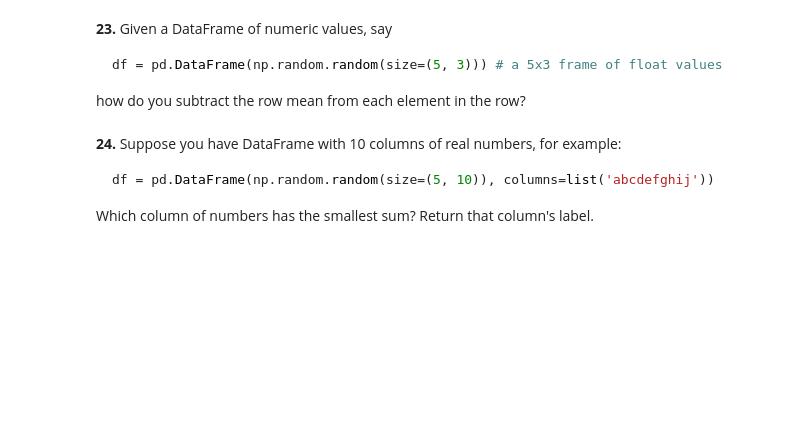
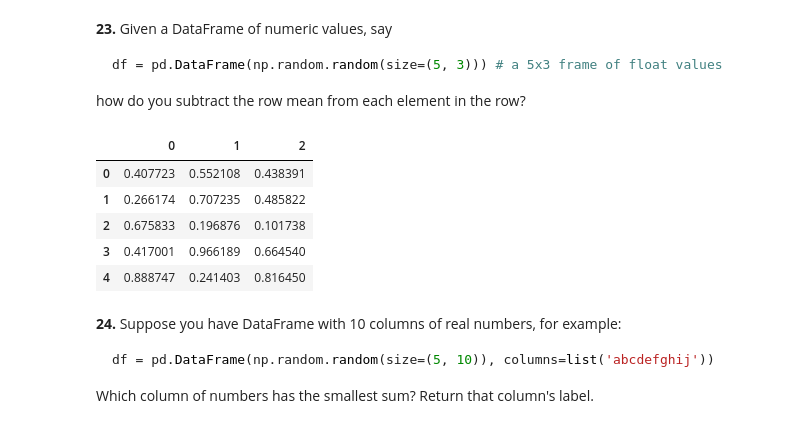
Before and after one commit to KushangShah/ICodeRandom, a Jupyter notebook: practice.ipynb, the cells around one changed output. Drawn from its saved outputs; the diff is of its cells as text; code cells hidden in the pictures; blank space fills up the shorter version.

````diff
--- a/practice.ipynb
+++ b/practice.ipynb
@@ -330,6 +343,17 @@ df = pd.DataFrame(np.random.random(size=(5, 3))) # a 5x3 frame of float values
 ```
 
 how do you subtract the row mean from each element in the row?
+# %%
+df = pd.DataFrame(np.random.random(size=(5, 3))) # a 5x3 frame of float values
+# %%
+df
+# %% [output]
+|  | 0 | 1 | 2 |
+| 0 | 0.407723 | 0.552108 | 0.438391 |
+| 1 | 0.266174 | 0.707235 | 0.485822 |
+| 2 | 0.675833 | 0.196876 | 0.101738 |
+| 3 | 0.417001 | 0.966189 | 0.664540 |
+| 4 | 0.888747 | 0.241403 | 0.816450 |
 # %% [markdown]
 **24.** Suppose you have DataFrame with 10 columns of real numbers, for example:
 
````
Also changed, not shown: parts of 2 cells of this notebook.
